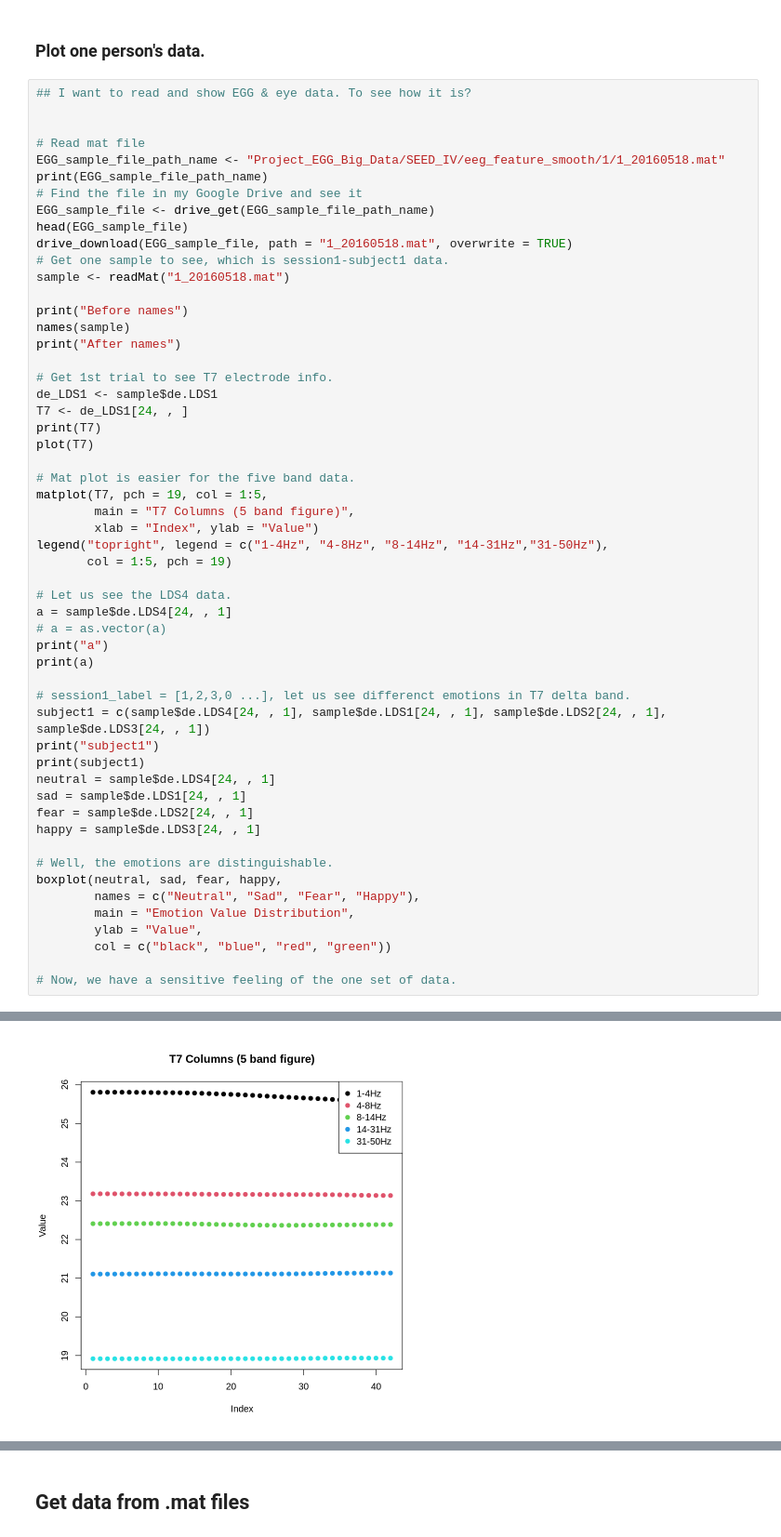
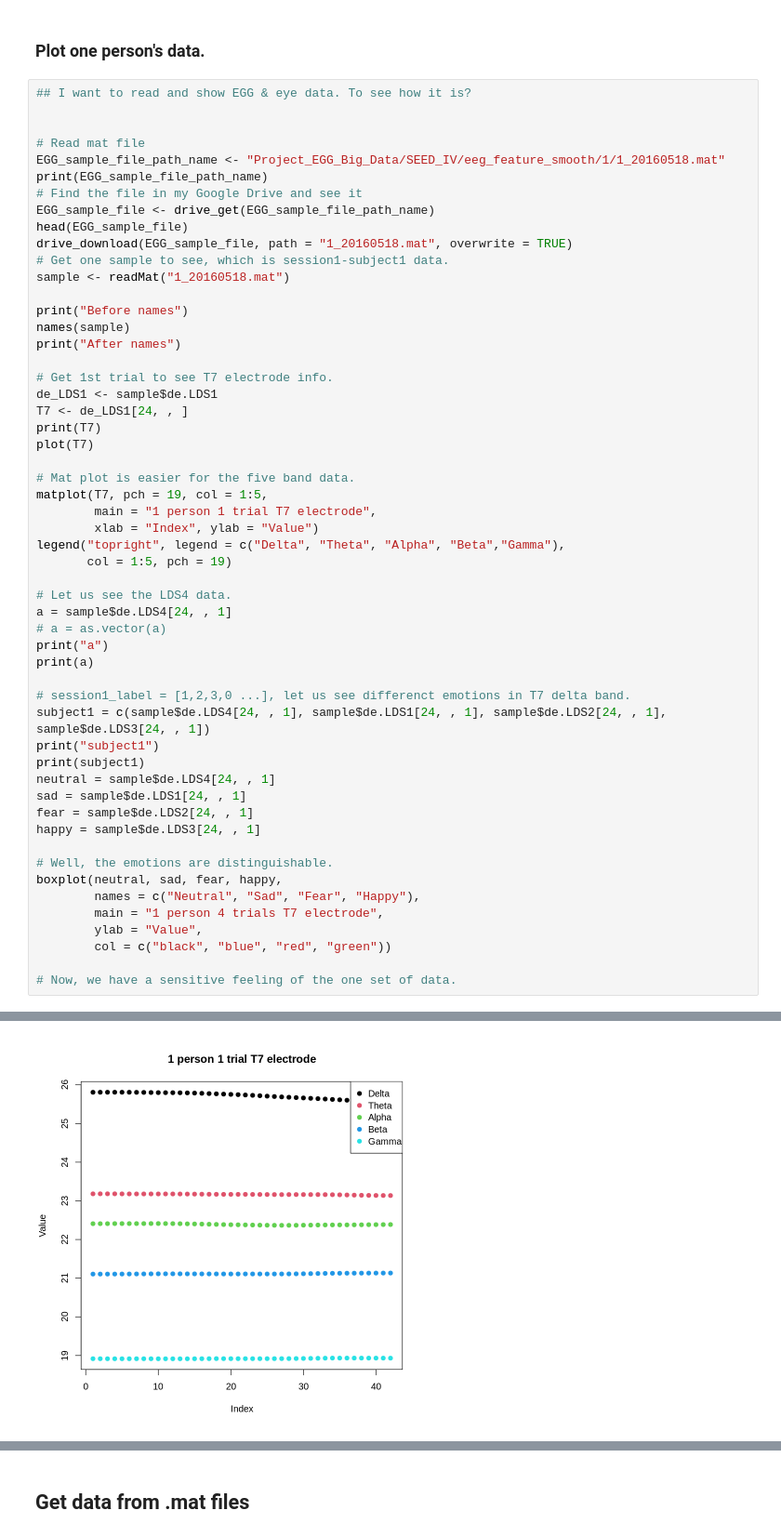
Before and after one commit to nieyangfei/EGG_Big_Data, a Jupyter notebook: EEG_Big_Data_Project.ipynb, the cells around one changed output, grey strips where cells are left out. Shown at 93% size. Saved outputs shown, nothing was run; the diff lists cells and outputs as text.

```diff
--- a/EEG_Big_Data_Project.ipynb
+++ b/EEG_Big_Data_Project.ipynb
@@ -103,9 +120,9 @@ plot(T7)
 
 # Mat plot is easier for the five band data.
 matplot(T7, pch = 19, col = 1:5,
-        main = "T7 Columns (5 band figure)",
+        main = "1 person 1 trial T7 electrode",
         xlab = "Index", ylab = "Value")
-legend("topright", legend = c("1-4Hz", "4-8Hz", "8-14Hz", "14-31Hz","31-50Hz"),
+legend("topright", legend = c("Delta", "Theta", "Alpha", "Beta","Gamma"),
        col = 1:5, pch = 19)
 
 # Let us see the LDS4 data.
@@ -126,7 +143,7 @@ happy = sample$de.LDS3[24, , 1]
 # Well, the emotions are distinguishable.
 boxplot(neutral, sad, fear, happy,
         names = c("Neutral", "Sad", "Fear", "Happy"),
-        main = "Emotion Value Distribution",
+        main = "1 person 4 trials T7 electrode",
         ylab = "Value",
         col = c("black", "blue", "red", "green"))
 
@@ -171,31 +188,31 @@ Saved locally as:
  [4,] 25.80916 23.18194 22.41150 21.10716 18.91632
  [5,] 25.80911 23.18055 22.41201 21.10801 18.91650
  [6,] 25.80886 23.17989 22.41204 21.10864 18.91666
  [7,] 25.80654 23.17933 22.41190 21.10955 18.91703
  [8,] 25.80432 23.17923 22.41226 21.11045 18.91703
  [9,] 25.80157 23.17917 22.41304 21.11217 18.91672
 [10,] 25.79912 23.17885 22.41353 21.11325 18.91612
 ... (28 lines left out)
 [39,] 25.57742 23.14193 22.38344 21.13158 18.93339
 [40,] 25.57187 23.14004 22.38507 21.13218 18.93299
 [41,] 25.56828 23.13894 22.38622 21.13259 18.93274
 [42,] 25.56622 23.13775 22.38740 21.13305 18.93240
 [figure]
 [1] "a"
  [1] 26.17831 26.17799 26.17820 26.17819 26.17766 26.17907 26.18145 26.18400
  [9] 26.18700 26.18895 26.18949 26.19001 26.19095 26.19121 26.19057 26.19062
 [17] 26.19058 26.19080 26.18976 26.18732 26.18433 26.18228 26.18099 26.17962
 [25] 26.17753 26.17668 26.17585 26.17294 26.17122 26.17060 26.17029 26.17143
 [1] "subject1"
   [1] 26.17831 26.17799 26.17820 26.17819 26.17766 26.17907 26.18145 26.18400
   [9] 26.18700 26.18895 26.18949 26.19001 26.19095 26.19121 26.19057 26.19062
  [17] 26.19058 26.19080 26.18976 26.18732 26.18433 26.18228 26.18099 26.17962
  [25] 26.17753 26.17668 26.17585 26.17294 26.17122 26.17060 26.17029 26.17143
  [33] 25.80807 25.80882 25.80877 25.80916 25.80911 25.80886 25.80654 25.80432
  [41] 25.80157 25.79912 25.79780 25.79707 25.79524 25.79188 25.78727 25.78135
 ... (9 lines left out)
 [121] 25.58994 25.59397 25.59835 25.60186 25.60672 25.61062 25.61591 25.62202
 [129] 25.62821 25.63377 25.63841 25.64316 25.64862 25.65405 25.65803 25.66120
 [137] 25.66411 25.66767 25.67143 25.67577 25.68088 25.68724 25.69369 25.69452
 [145] 25.69511 25.69553
-[figure, old version]
+[figure, new version]
```
Also changed, not shown: parts of 8 cells of this notebook.
